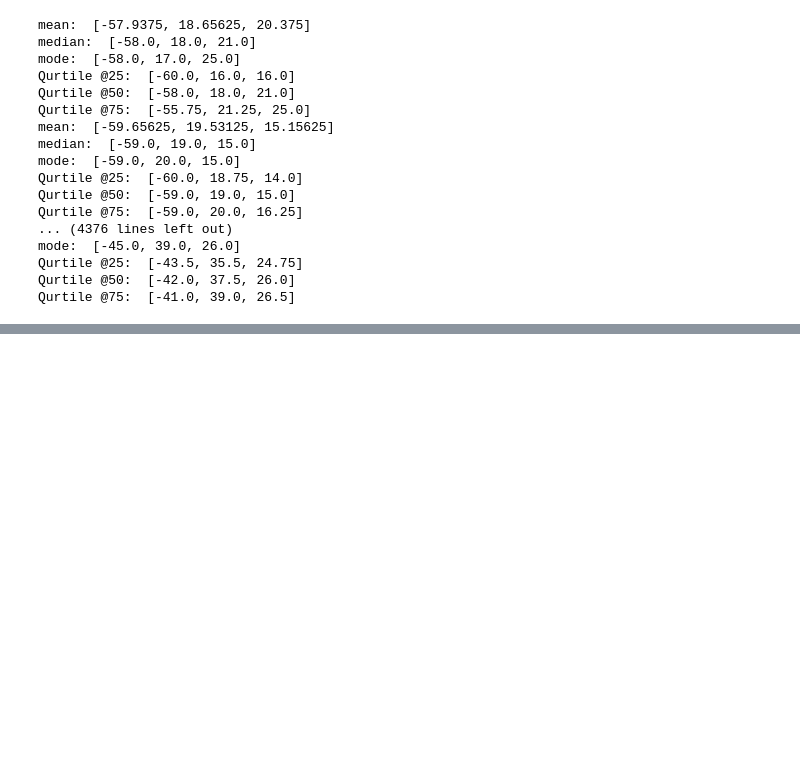
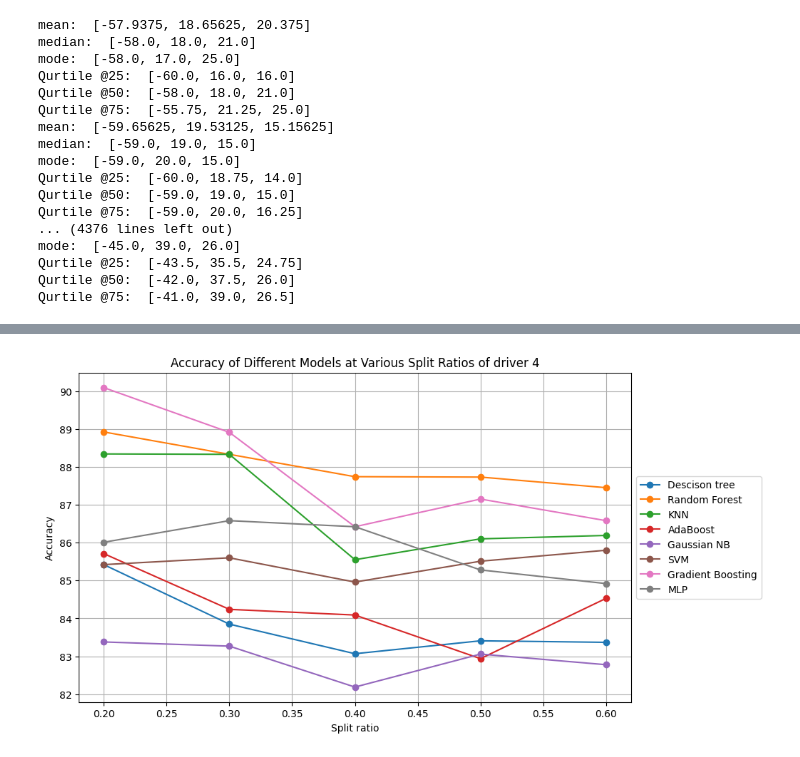
Before and after one commit to YamanSahu/MTP-Work, a Jupyter notebook: data_analysis.ipynb, the cells around one changed output, grey strips where cells are left out. Saved outputs shown, nothing was run; the diff lists cells and outputs as text; code cells hidden in the pictures; blank space fills up the shorter version.

```diff
--- a/data_analysis.ipynb
+++ b/data_analysis.ipynb
@@ -213,0 +249,35 @@ Qurtile @75:  [-41.0, 39.0, 26.5]
+# %%
+import pandas as pd
+import matplotlib.pyplot as plt
+
+# Create a DataFrame with the table data
+data = {
+    'Split ratio': [0.2, 0.2, 0.2, 0.2, 0.2, 0.2, 0.2, 0.2, 0.3, 0.3, 0.3, 0.3, 0.3, 0.3, 0.3, 0.3,
+                    0.4, 0.4, 0.4, 0.4, 0.4, 0.4, 0.4, 0.4, 0.5, 0.5, 0.5, 0.5, 0.5, 0.5, 0.5, 0.5,
+                    0.6, 0.6, 0.6, 0.6, 0.6, 0.6, 0.6, 0.6],
+    'Model': ['Descison tree', 'Random Forest', 'KNN', 'AdaBoost', 'Gaussian NB', 'SVM', 'Gradient Boosting', 'MLP'] * 5,
+    'Test Accuracy': [85.42, 88.92, 88.34, 85.71, 83.38, 85.42, 90.09, 86.01,
+                      83.85, 88.33, 88.33, 84.24, 83.27, 85.60, 88.91, 86.58,
+                      83.07, 87.74, 85.55, 84.09, 82.19, 84.96, 86.42, 86.42,
+                     83.41, 87.73, 86.10, 82.94, 83.06, 85.51, 87.15, 85.28,
+                      83.37, 87.45, 86.19, 84.53, 82.78, 85.80, 86.58, 84.92]
+}
+
+df = pd.DataFrame(data)
+
+# Plotting the graph
+plt.figure(figsize=(10, 6))
+
+# Extracting data for each model and plotting
+for model in df['Model'].unique():
+    model_data = df[df['Model'] == model]
+    plt.plot(model_data['Split ratio'], model_data['Test Accuracy'], marker='o', label=model)
+
+plt.xlabel('Split ratio')
+plt.ylabel('Accuracy')
+plt.title('Accuracy of Different Models at Various Split Ratios of driver 4')
+plt.legend(loc='center left', bbox_to_anchor=(1, 0.5))  # Legend outside the plot
+plt.grid(True)
+plt.show()
+# %% [output]
+[figure, added]
```
Also changed, not shown: parts of 5 cells of this notebook, 21 other files.
